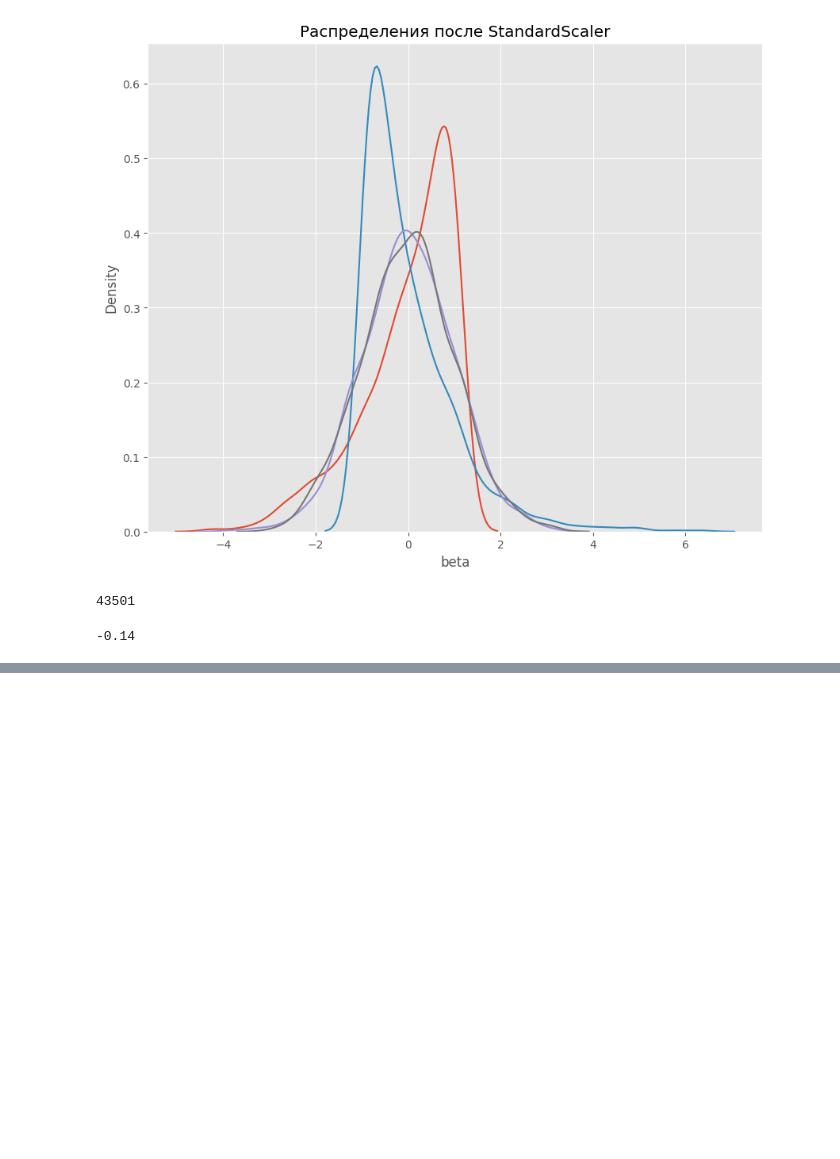
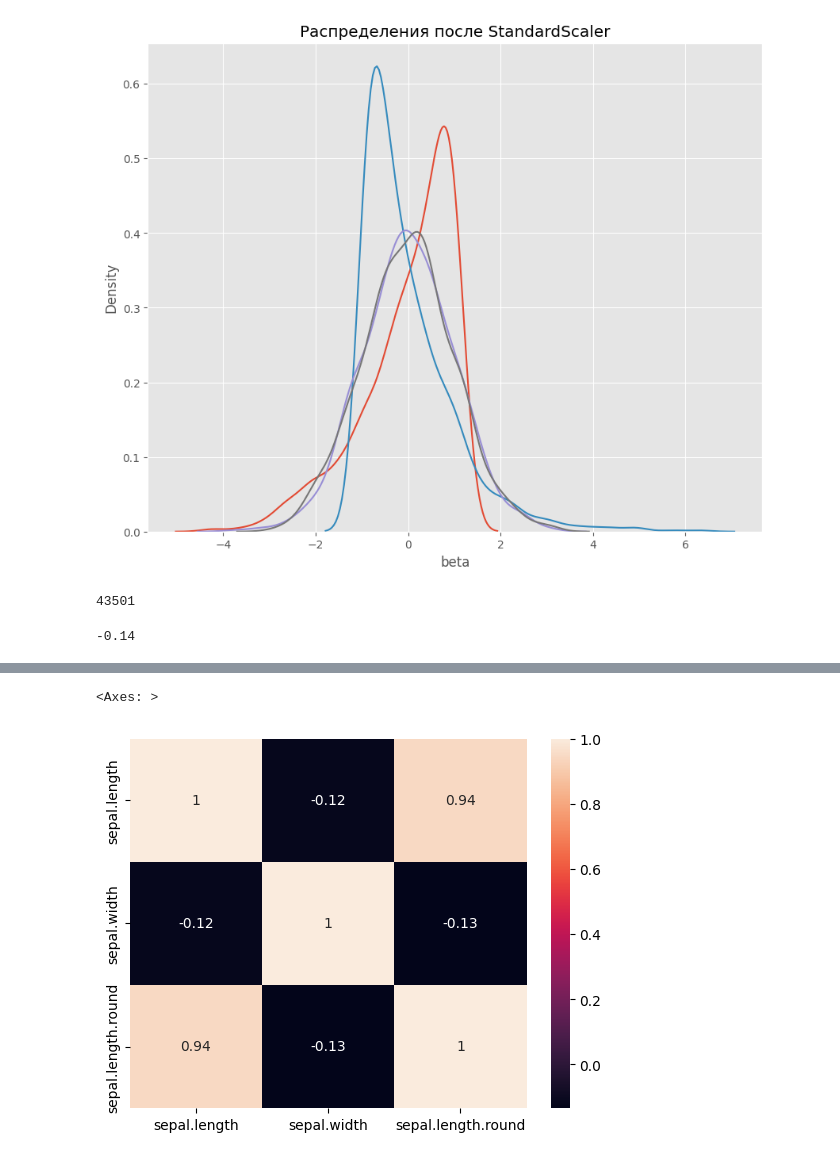
Before and after one commit to kondratiev-du/sf_data_science, a Jupyter notebook: education_folder/eda/eda_3/eda_3.ipynb, the cells around one changed output, grey strips where cells are left out. Cells and saved outputs as stored; diff of their text form; code cells hidden in the pictures; blank space fills up the shorter version.

```diff
--- a/education_folder/eda/eda_3/eda_3.ipynb
+++ b/education_folder/eda/eda_3/eda_3.ipynb
@@ -704,0 +726,3 @@ round(data['price_sc'][129968],2)
+# %%
+iris = iris.drop(['petal.width'], axis=1)
+iris = iris.drop(['petal.length'], axis=1)
@@ -704,0 +745,2 @@ round(data['price_sc'][129968],2)
+# %%
+iris['sepal.length.round']=iris['sepal.length'].round()
@@ -704,0 +756,5 @@ round(data['price_sc'][129968],2)
+# %%
+sns.heatmap(iris.corr(numeric_only=True), annot=True)
+# %% [output]
+<Axes: >
+[figure, added]
```
Also changed, not shown: parts of 8 cells of this notebook, 1 other file.
